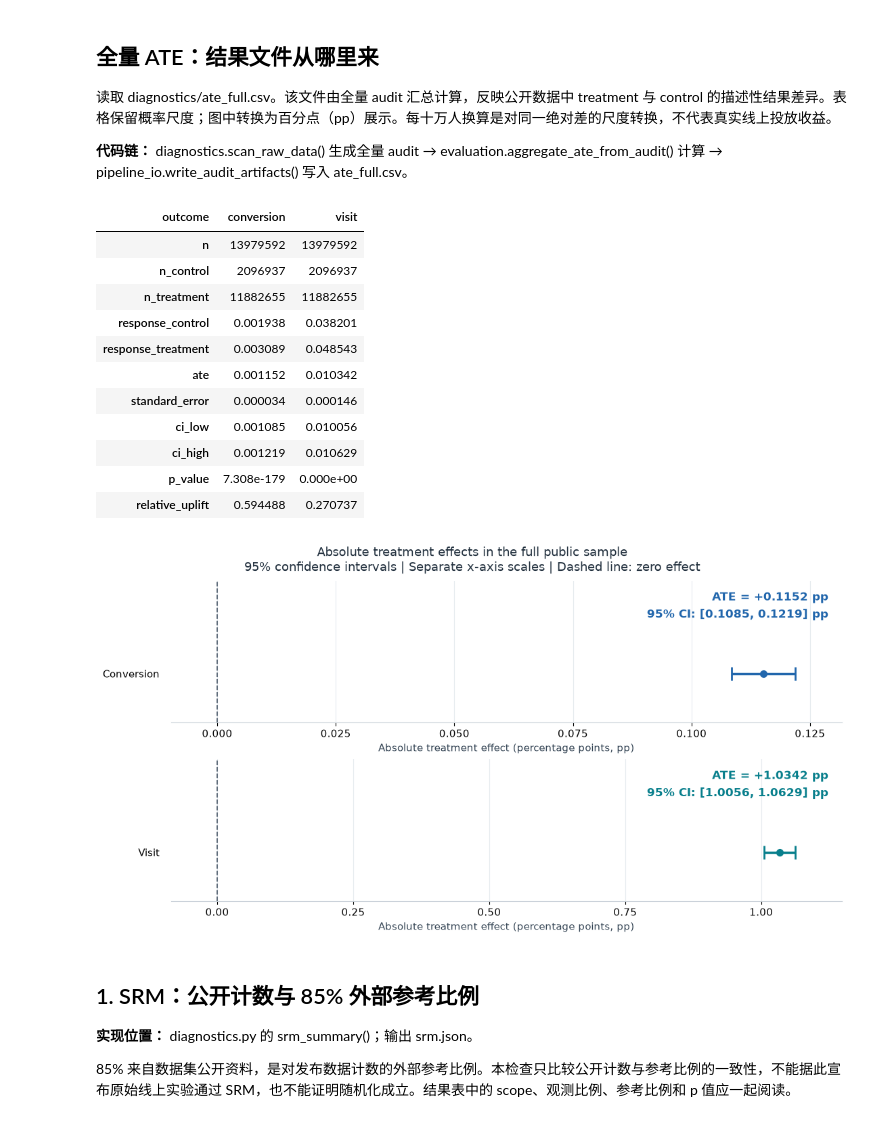
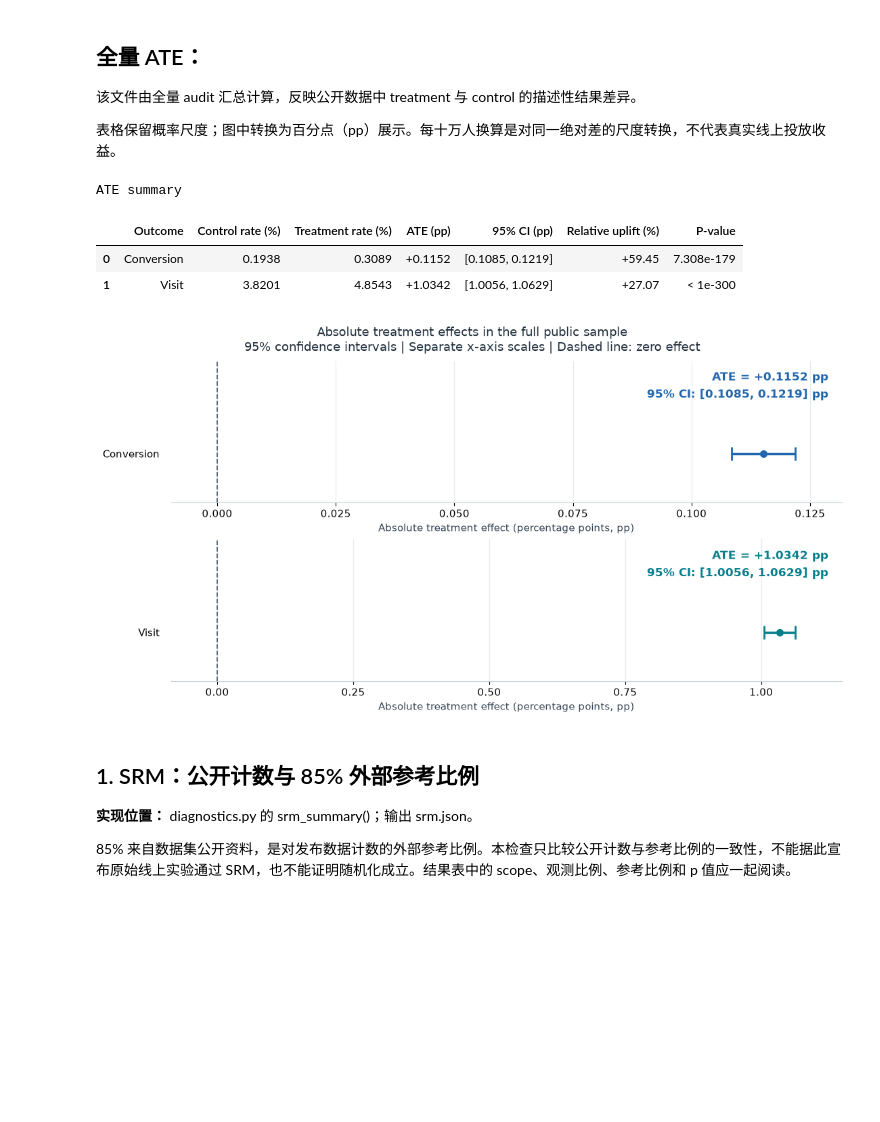
Before and after one commit to tkkkk-co/Criteo-uplift-project, a Jupyter notebook: notebooks/02_sanity_and_ate.ipynb, the cells around one changed output. Cells and saved outputs as stored; diff of their text form; code cells hidden in the pictures; blank space fills up the shorter version.

```diff
--- a/notebooks/02_sanity_and_ate.ipynb
+++ b/notebooks/02_sanity_and_ate.ipynb
@@ -39,30 +22,61 @@ print('seed:', manifest['seed'], '| 主预算:', manifest['selection']['primary_
 分析对象: conversion | 随机样本: 1,000,000
 seed: 42 | 主预算: 0.2
 # %% [markdown]
-## 全量 ATE：结果文件从哪里来
+## 全量 ATE：
 
-读取 diagnostics/ate_full.csv。该文件由全量 audit 汇总计算，反映公开数据中 treatment 与 control 的描述性结果差异。表格保留概率尺度；图中转换为百分点（pp）展示。每十万人换算是对同一绝对差的尺度转换，不代表真实线上投放收益。
+该文件由全量 audit 汇总计算，反映公开数据中 treatment 与 control 的描述性结果差异。
 
-**代码链：** diagnostics.scan_raw_data() 生成全量 audit → evaluation.aggregate_ate_from_audit() 计算 → pipeline_io.write_audit_artifacts() 写入 ate_full.csv。
+表格保留概率尺度；图中转换为百分点（pp）展示。每十万人换算是对同一绝对差的尺度转换，不代表真实线上投放收益。
 # %%
-# 读取并展示已保存的全量 ATE 结果；本单元只调整展示，不重新计算统计量。
+# 读取并展示已保存的全量 ATE 及假设检验结果；本单元只调整展示，不重新计算统计量。
 
-ate_df = pd.read_csv((RUN / 'diagnostics' / 'ate_full.csv'))
-ate = ate_df  # 保留现有表格使用的变量名
+ate_df = pd.read_csv(RUN / "diagnostics" / "ate_full.csv")
 
-ate_display = ate.set_index('outcome').T
+#  格式化已有 P 值，不重新执行假设检验。
+def format_p_value(p):
+    if pd.isna(p):
+        return "N/A"
+    if p == 0:
+        # 原始计算结果发生浮点下溢，不代表真实 P 值等于零。
+        return "< 1e-300"
+    if p < 0.001:
+        return f"{p:.3e}"
+    return f"{p:.4f}"
+
+# 3. 整理横向 ATE 结果表：进行单位转换：比例 × 100 = 百分比；比例差及其置信区间 × 100 = 百分点（pp）。
+ate_display = pd.DataFrame({
+    "Outcome": ate_df["outcome"].str.capitalize(),
+    "Control rate (%)": ate_df["response_control"] * 100,
+    "Treatment rate (%)": ate_df["response_treatment"] * 100,
+    "ATE (pp)": ate_df["ate"] * 100,
+    "95% CI (pp)": [
+        f"[{lo:.4f}, {hi:.4f}]"
+        for lo, hi in zip(
+            ate_df["ci_low"] * 100,
+            ate_df["ci_high"] * 100,
+        )
+    ],
+    "Relative uplift (%)": ate_df["relative_uplift"] * 100,
+    "P-value": ate_df["p_value"].map(format_p_value),
+})
+
+print("ATE summary")
 display(
-    ate_display.style
-    .format('{:.6f}')
-    .format(
-        '{:.0f}',
-        subset=pd.IndexSlice[['n', 'n_control', 'n_treatment'], :]
-    )
-    .format(
-        '{:.3e}',
-        subset=pd.IndexSlice[['p_value'], :]
+    ate_display.style.format({
+        "Control rate (%)": "{:.4f}",
+        "Treatment rate (%)": "{:.4f}",
+        "ATE (pp)": "{:+.4f}",
+        "Relative uplift (%)": "{:+.2f}",
+    }, na_rep="—")
+    .set_properties(
+        subset=["95% CI (pp)"],
+        **{
+            "white-space": "nowrap",
+            "min-width": "150px",
+        }
     )
 )
+
 
 # 从当前表格现场绘图；原始列保持比例单位，绘图副本转换为百分点（pp）。
 import matplotlib.pyplot as plt
@@ -141,45 +155,37 @@ with plt.rc_context( # 使用with:设置临时的图片样式参数
 
         ax.set_ylim(-0.45, 0.85)
         ax.set_yticks(
             [0],
             [outcome.capitalize()],
         )
         ax.tick_params(axis='y', length=0, pad=12)
         ax.xaxis.set_major_locator(MaxNLocator(nbins=6))
 
         ax.set_xlabel('Absolute treatment effect (percentage points, pp)')
         ax.set_axisbelow(True)
         ax.grid(axis='x', color='#E6EBEF', linewidth=0.8)
 
         # 标注使用绘图区相对坐标，放在点和 CI 上方，避免遮挡。
         ax.text(
             0.98,
             0.94,
             f"ATE = {row['ate']:+.4f} pp\n"
             f"95% CI: [{row['ci_low']:.4f}, {row['ci_high']:.4f}] pp",
             transform=ax.transAxes,
             ha='right',
             va='top',
             fontsize=12,
             fontweight='bold',
             color=color,
             linespacing=1.5,
         )
 
     plt.show()
 # %% [output]
+ATE summary
-| outcome | conversion | visit |
-| n | 13979592 | 13979592 |
-| n_control | 2096937 | 2096937 |
-| n_treatment | 11882655 | 11882655 |
-| response_control | 0.001938 | 0.038201 |
-| response_treatment | 0.003089 | 0.048543 |
-| ate | 0.001152 | 0.010342 |
-| standard_error | 0.000034 | 0.000146 |
-| ci_low | 0.001085 | 0.010056 |
-| ci_high | 0.001219 | 0.010629 |
-| p_value | 7.308e-179 | 0.000e+00 |
-| relative_uplift | 0.594488 | 0.270737 |
+|  | Outcome | Control rate (%) | Treatment rate (%) | ATE (pp) | 95% CI (pp) | Relative uplift (%) | P-value |
+| 0 | Conversion | 0.1938 | 0.3089 | +0.1152 | [0.1085, 0.1219] | +59.45 | 7.308e-179 |
+| 1 | Visit | 3.8201 | 4.8543 | +1.0342 | [1.0056, 1.0629] | +27.07 | < 1e-300 |
 [figure]
 # %% [markdown]
 ## 1. SRM：公开计数与 85% 外部参考比例
```
Also changed, not shown: parts of 2 cells of this notebook, 24 other files.
